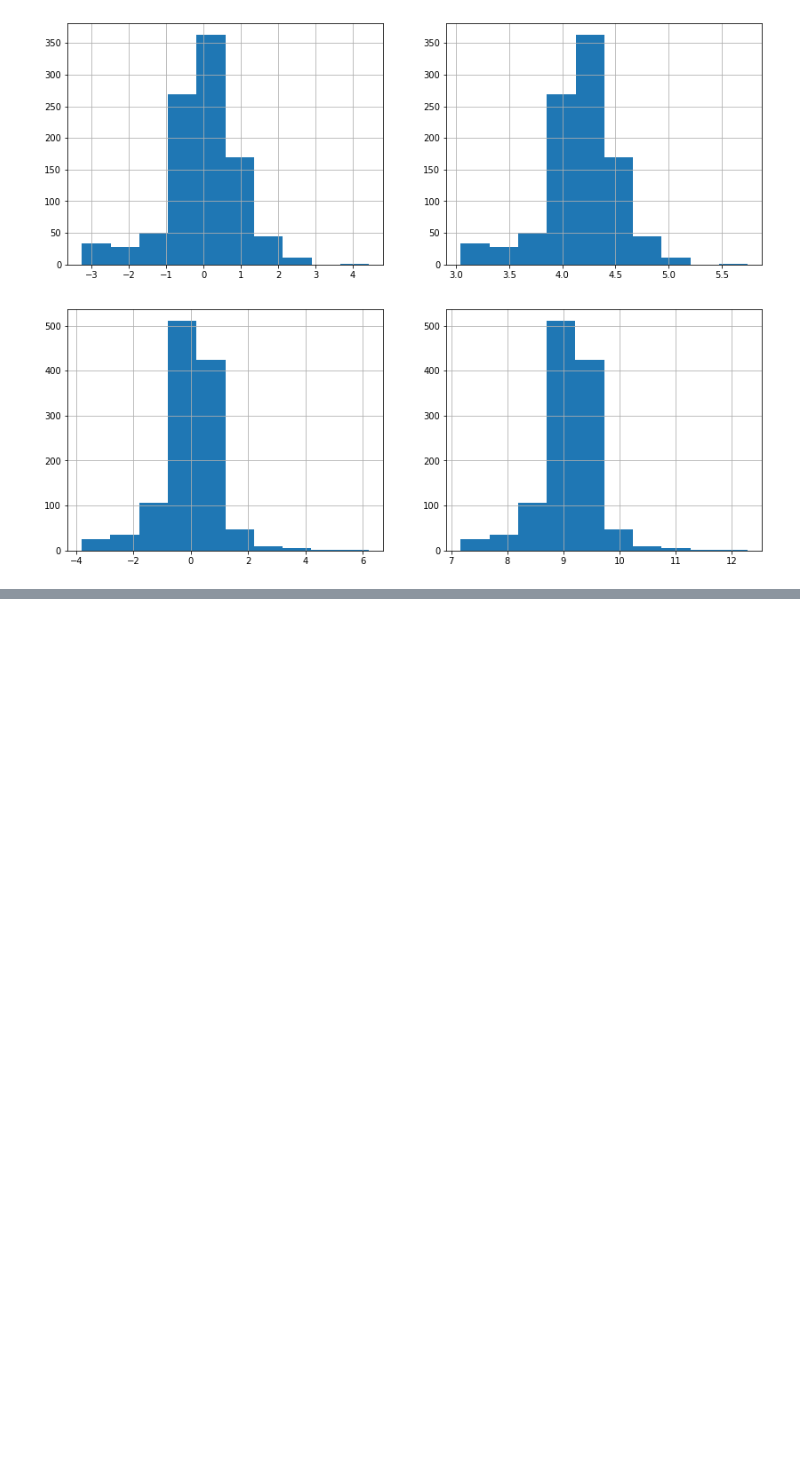
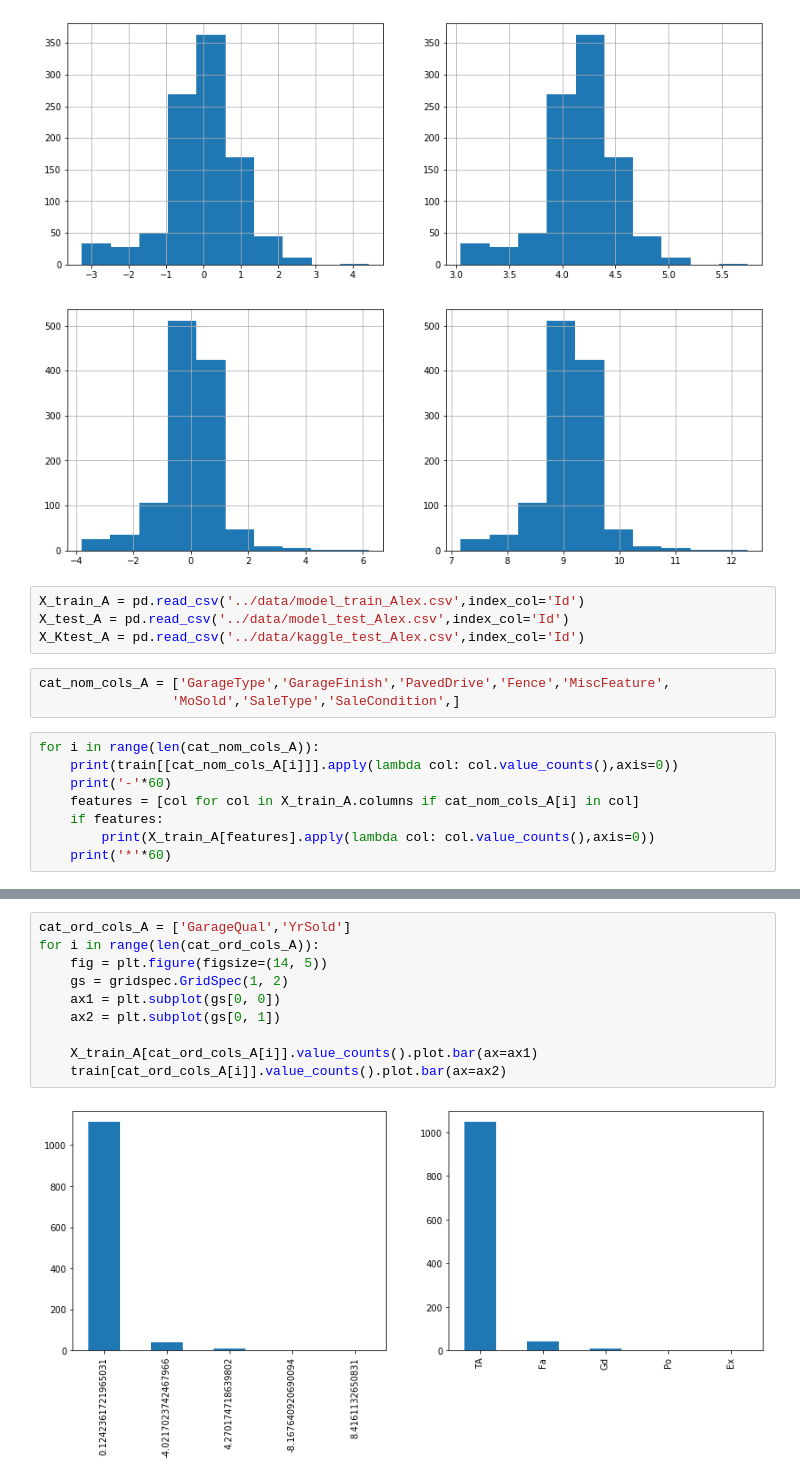
Before and after one commit to astrotyan/housing, a Jupyter notebook: code/preprocess.ipynb, the cells around one changed output, grey strips where cells are left out. Saved outputs shown, nothing was run; the diff lists cells and outputs as text; blank space fills up the shorter version.

Commit message:
models and updated preprocessing

```diff
--- a/code/preprocess.ipynb
+++ b/code/preprocess.ipynb
@@ -295,3 +286,18 @@ for i in range(len(num_cols)):
 # %% [output]
 [figure]
 [figure]
+# %%
+X_train_A = pd.read_csv('../data/model_train_Alex.csv',index_col='Id')
+X_test_A = pd.read_csv('../data/model_test_Alex.csv',index_col='Id')
+X_Ktest_A = pd.read_csv('../data/kaggle_test_Alex.csv',index_col='Id')
+# %%
+cat_nom_cols_A = ['GarageType','GarageFinish','PavedDrive','Fence','MiscFeature',
+                 'MoSold','SaleType','SaleCondition',]
+# %%
+for i in range(len(cat_nom_cols_A)):
+    print(train[[cat_nom_cols_A[i]]].apply(lambda col: col.value_counts(),axis=0))
+    print('-'*60)
+    features = [col for col in X_train_A.columns if cat_nom_cols_A[i] in col]
+    if features:
+        print(X_train_A[features].apply(lambda col: col.value_counts(),axis=0))
+    print('*'*60)
@@ -297,0 +322,12 @@ for i in range(len(num_cols)):
+# %%
+cat_ord_cols_A = ['GarageQual','YrSold']
+for i in range(len(cat_ord_cols_A)):
+    fig = plt.figure(figsize=(14, 5))
+    gs = gridspec.GridSpec(1, 2)
+    ax1 = plt.subplot(gs[0, 0])
+    ax2 = plt.subplot(gs[0, 1])
+
+    X_train_A[cat_ord_cols_A[i]].value_counts().plot.bar(ax=ax1)
+    train[cat_ord_cols_A[i]].value_counts().plot.bar(ax=ax2)
+# %% [output]
+[figure, added]
```
Also changed, not shown: parts of 10 cells of this notebook, 1 other file.
